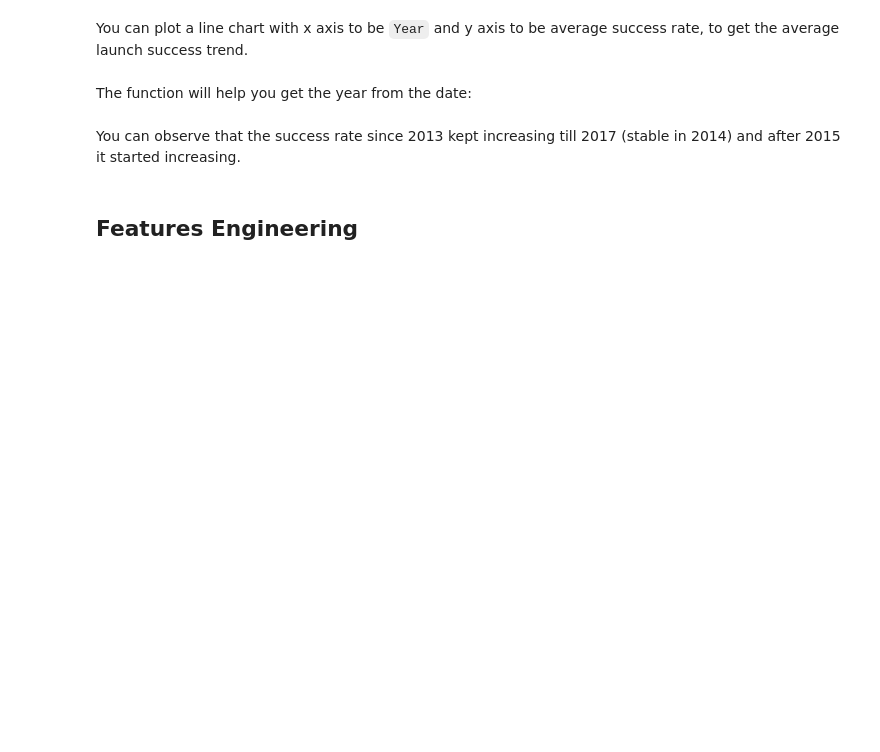
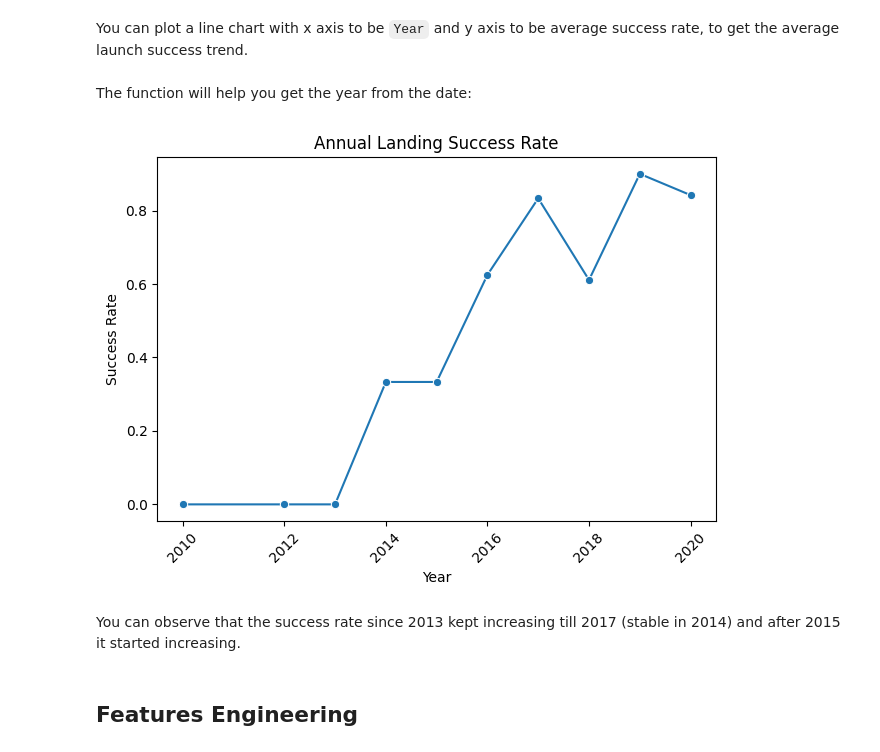
Before and after one commit to ddali/ville_ibm_data_science, a Jupyter notebook: 4. jupyter-labs-eda-dataviz-v2.ipynb, the cells around one changed output. Cells and saved outputs as stored; diff of their text form; code cells hidden in the pictures; blank space fills up the shorter version.

```diff
--- a/4. jupyter-labs-eda-dataviz-v2.ipynb
+++ b/4. jupyter-labs-eda-dataviz-v2.ipynb
@@ -227,7 +253,21 @@ def Extract_year(date):
         year.append(i.split("-")[0])
     return year
 # %%
-# Plot a line chart with x axis to be the extracted year and y axis to be the success rate
+# Extract year from Date column
+df['Year'] = pd.to_datetime(df['Date']).dt.year
+
+# Group by year and calculate mean success rate
+yearly_success = df.groupby('Year')['Class'].mean().reset_index()
+
+# Plot line chart
+sns.lineplot(data=yearly_success, x='Year', y='Class', marker='o')
+plt.title('Annual Landing Success Rate')
+plt.ylabel('Success Rate')
+plt.xticks(rotation=45)
+plt.tight_layout()
+plt.show()
+# %% [output]
+[figure, added]
 # %% [markdown]
 You can observe that the success rate since 2013 kept increasing till 2017 (stable in 2014) and after 2015 it started increasing.
 # %% [markdown]
```
Also changed, not shown: parts of 4 cells of this notebook, 8 other files.
